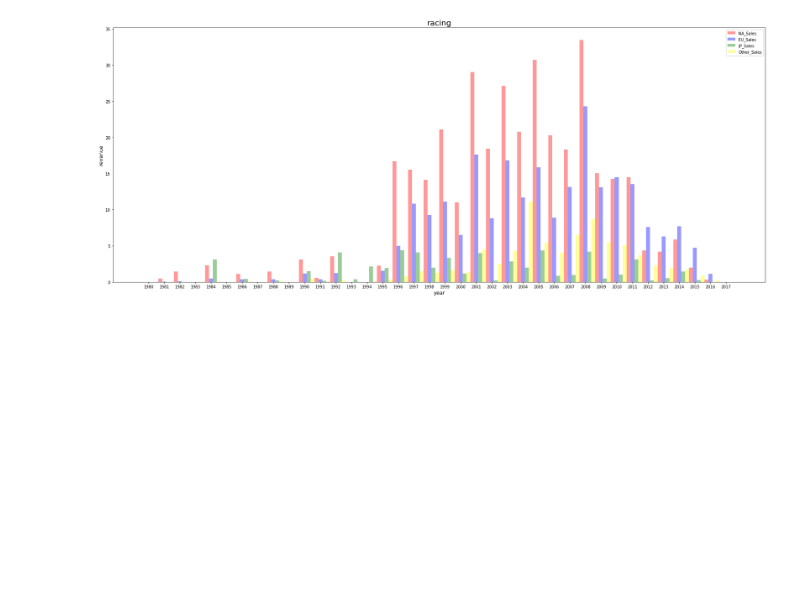
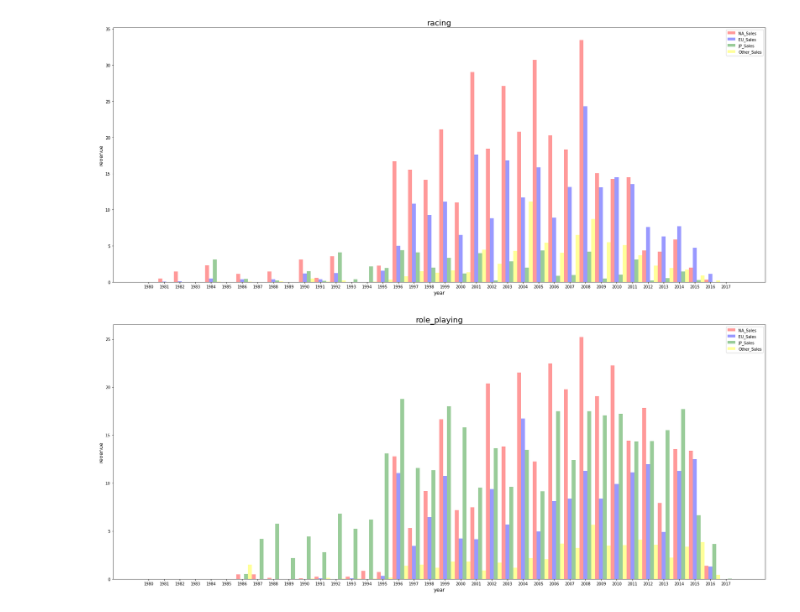
Before and after one commit to hoonputer/Section1_Project, a Jupyter notebook: Untitled6.ipynb, the cells around one changed output. Cells and saved outputs as stored; diff of their text form; code cells hidden in the pictures; blank space fills up the shorter version.

```diff
--- a/Untitled6.ipynb
+++ b/Untitled6.ipynb
@@ -1642,3 +1638,5 @@ plt.legend()
 plt.show()
 # %% [output]
 [figure]
+# %%
+role_playing_year = genre_role_playing[['Year','NA_Sales', 'EU_Sales', 'JP_Sales', "Other_Sales"]]
@@ -1644,0 +1721,29 @@ plt.show()
+# %%
+result_role_playing = pd.concat([role_playing_1980,role_playing_1981, role_playing_1982, role_playing_1983, role_playing_1984, role_playing_1985, role_playing_1986, role_playing_1987, role_playing_1988, role_playing_1989,role_playing_1990, role_playing_1991, role_playing_1992, role_playing_1993, role_playing_1994, role_playing_1995, role_playing_1996, role_playing_1997, role_playing_1998, role_playing_1999, role_playing_2000, role_playing_2001, role_playing_2002, role_playing_2003, role_playing_2004, role_playing_2005, role_playing_2006, role_playing_2007, role_playing_2008, role_playing_2009, role_playing_2010, role_playing_2011, role_playing_2012, role_playing_2013, role_playing_2014, role_playing_2015, role_playing_2016, role_playing_2017], axis=1)
+result_role_playing.columns = ['1980', '1981', '1982', '1983', '1984', '1985', '1986', '1987', '1988', '1989', '1990', '1991', '1992', '1993', '1994', '1995', '1996', '1997', '1998', '1999', '2000', '2001', '2002', '2003', '2004', '2005', '2006', '2007', '2008', '2009', '2010', '2011', '2012', '2013', '2014', '2015', '2016', '2017']
+result_role_playing = result_role_playing.T
+# %%
+year = ['1980', '1981', '1982', '1983', '1984', '1985', '1986', '1987', '1988', '1989', '1990', '1991', '1992', '1993', '1994', '1995', '1996', '1997', '1998', '1999', '2000', '2001', '2002', '2003', '2004', '2005', '2006', '2007', '2008', '2009', '2010', '2011', '2012', '2013', '2014', '2015', '2016', '2017']
+
+fig, ax = plt.subplots(figsize=(30,12))
+bar_width = 0.25
+
+index = np.arange(38)
+
+b1 = plt.bar(index, result_role_playing['NA_Sales'], bar_width, alpha=0.4, color='red', label = 'NA_Sales')
+
+b2 = plt.bar(index + bar_width, result_role_playing['EU_Sales'], bar_width, alpha=0.4, color='blue', label = 'EU_Sales')
+
+b3 = plt.bar(index + 2 * bar_width, result_role_playing['JP_Sales'], bar_width, alpha=0.4, color='green', label = 'JP_Sales')
+
+b4 = plt.bar(index + 3 * bar_width, result_role_playing['Other_Sales'], bar_width, alpha=0.4, color='yellow', label = 'Other_Sales')
+
+plt.xticks(np.arange(bar_width, 38 + bar_width, 1), year)
+
+plt.title('role_playing', fontsize=20)
+plt.xlabel('year', size = 13)
+plt.ylabel('revenue', size = 13)
+plt.legend()
+plt.show()
+# %% [output]
+[figure, added]
```
Also changed, not shown: parts of 28 cells of this notebook.
